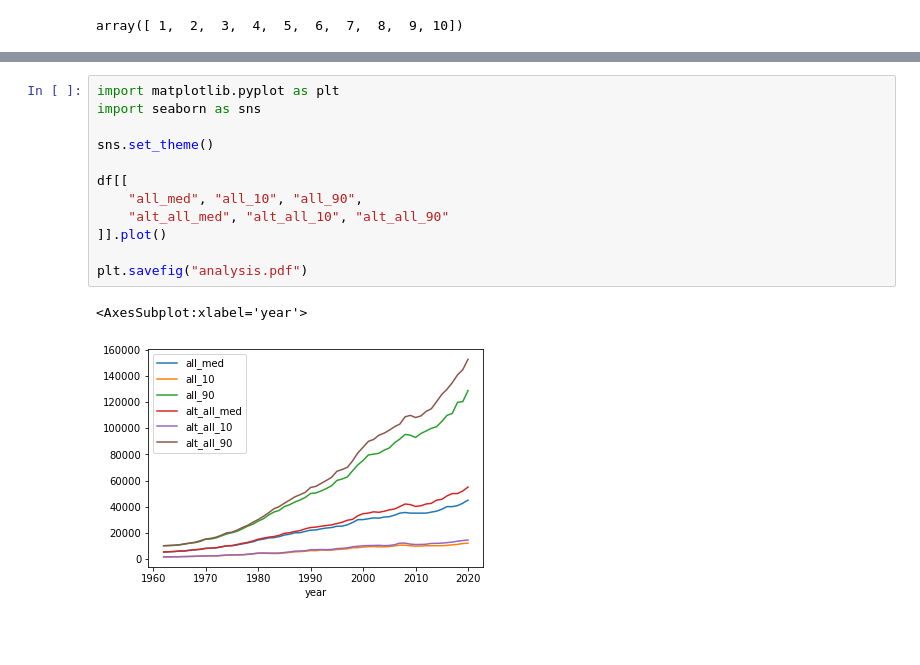
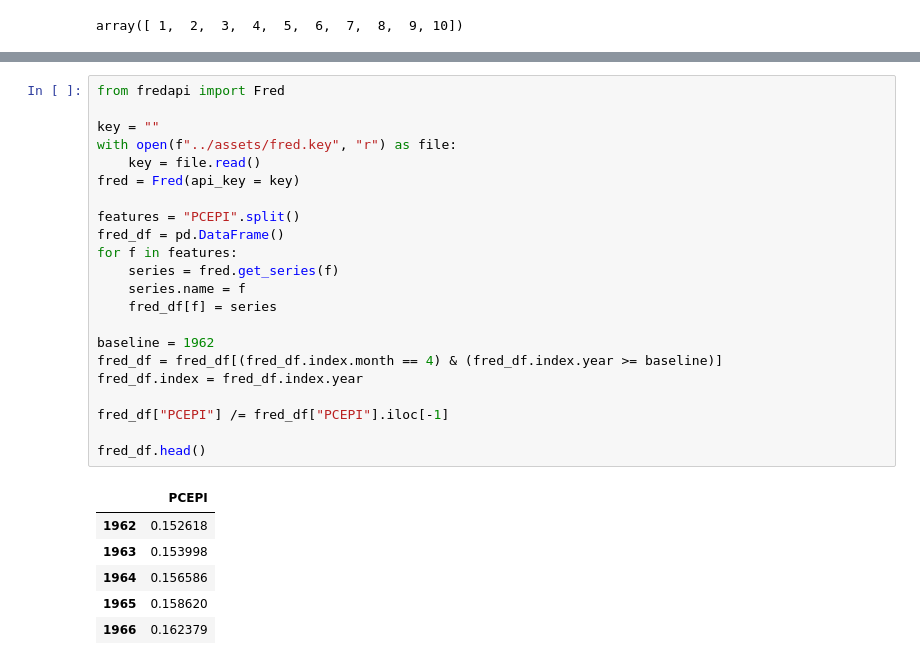
Before and after one commit to Spelkington/econometrics, a Jupyter notebook: assignment08/analysis.ipynb, the cells around one changed output, grey strips where cells are left out. Drawn from its saved outputs; the diff is of its cells as text; blank space fills up the shorter version.

```diff
--- a/assignment08/analysis.ipynb
+++ b/assignment08/analysis.ipynb
@@ -194,15 +207,29 @@ df[["alt_all_med", "alt_all_10", "alt_all_90"]].plot()
-# %%
-import matplotlib.pyplot as plt
-import seaborn as sns
-
-sns.set_theme()
-
-df[[
-    "all_med", "all_10", "all_90",
-    "alt_all_med", "alt_all_10", "alt_all_90"
-]].plot()
-
-plt.savefig("analysis.pdf")
-# %% [output]
-<AxesSubplot:xlabel='year'>
-[figure, removed]
+# %%
+from fredapi import Fred
+
+key = ""
+with open(f"../assets/fred.key", "r") as file:
+    key = file.read()
+fred = Fred(api_key = key)
+
+features = "PCEPI".split()
+fred_df = pd.DataFrame()
+for f in features:
+    series = fred.get_series(f)
+    series.name = f
+    fred_df[f] = series
+
+baseline = 1962
+fred_df = fred_df[(fred_df.index.month == 4) & (fred_df.index.year >= baseline)]
+fred_df.index = fred_df.index.year
+
+fred_df["PCEPI"] /= fred_df["PCEPI"].iloc[-1]
+
+fred_df.head()
+# %% [output]
+|  | PCEPI |
+| 1962 | 0.152618 |
+| 1963 | 0.153998 |
+| 1964 | 0.156586 |
+| 1965 | 0.158620 |
+| 1966 | 0.162379 |
```
Also changed, not shown: parts of 8 cells of this notebook, 1 other file.
